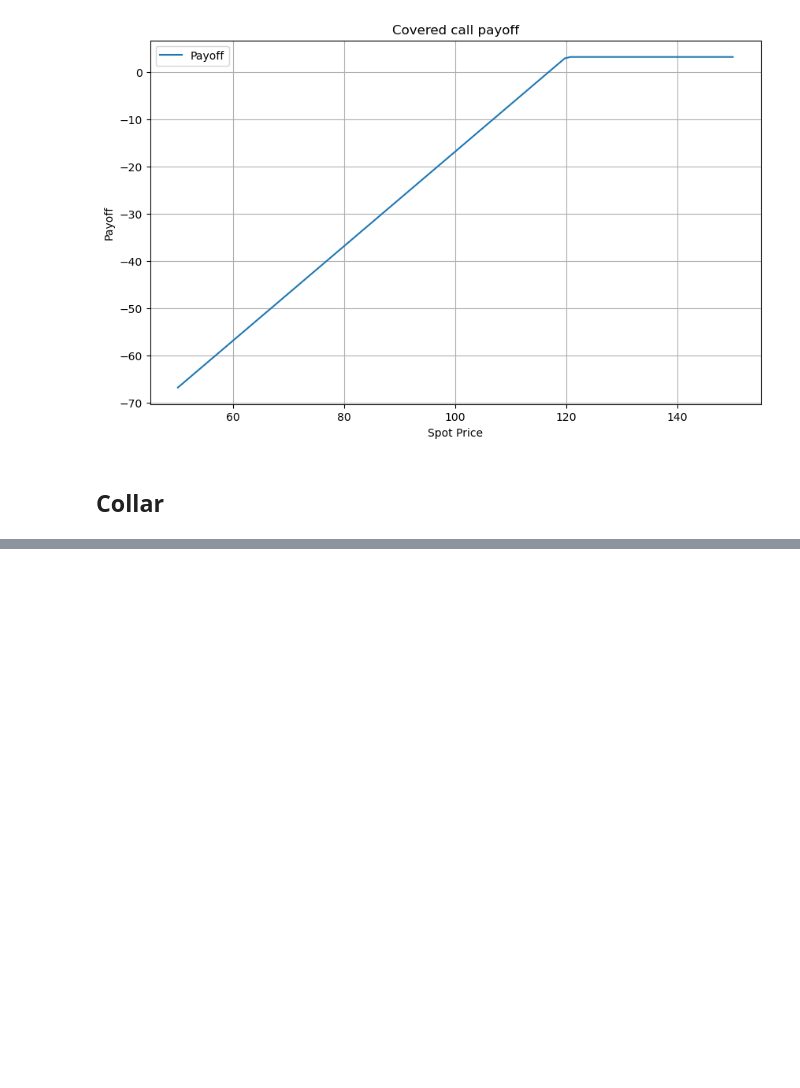
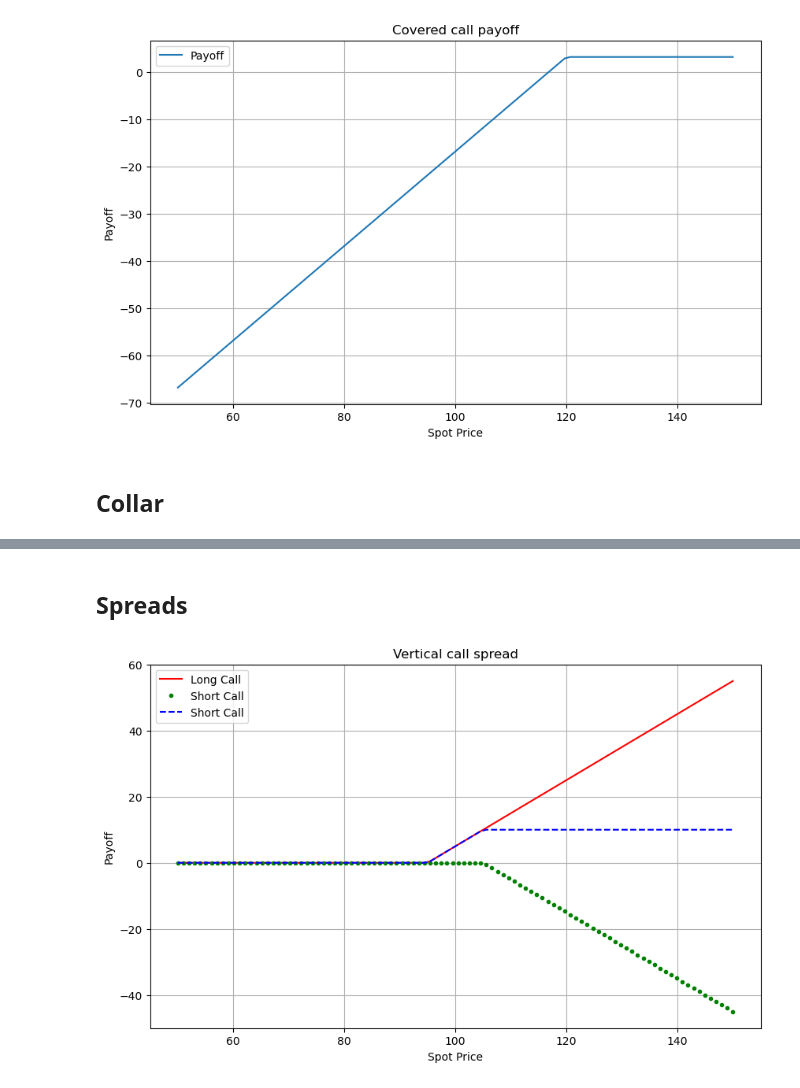
Before and after one commit to Paul-centrale/Financial-tool, a Jupyter notebook: Jupyter notebook/Moving variables for BS and greeks.ipynb, the cells around one changed output, grey strips where cells are left out. Saved outputs shown, nothing was run; the diff lists cells and outputs as text; code cells hidden in the pictures; blank space fills up the shorter version.

Commit message:
added bullish veritcal put spread

```diff
--- a/Jupyter notebook/Moving variables for BS and greeks.ipynb
+++ b/Jupyter notebook/Moving variables for BS and greeks.ipynb
@@ -388,0 +389,33 @@ plt.show()
+# %% [markdown]
+## Spreads
+# %%
+#Bullish vertical spread with call options
+S = 100
+K_1 = 95
+K_2 = 105
+T = 1
+r = 0.05
+sigma = 0.2
+C_1,C_2 = black_scholes_call(S,K_1,T,r,sigma),black_scholes_call(S,K_2,T,r,sigma)
+premium = - C_1 + C_2
+
+S = np.linspace(50, 150, 100)
+
+long_call = np.maximum(S - K_1 , 0)
+Short_call = - np.maximum(S - K_2 , 0)
+
+Combinaison = long_call + Short_call
+
+# Plotting
+plt.figure(figsize=(10, 6))
+plt.plot(S, long_call,'r-' ,label='Long Call')
+plt.plot(S, short_call,'g.', label='Short Call')
+plt.plot(S, Combinaison,'b--', label='Short Call')
+plt.xlabel('Spot Price')
+plt.ylabel('Payoff')
+plt.title('Vertical call spread')
+plt.legend()
+plt.grid(True)
+plt.show()
+# %% [output]
+[figure, added]
```
Also changed, not shown: parts of 4 cells of this notebook.
